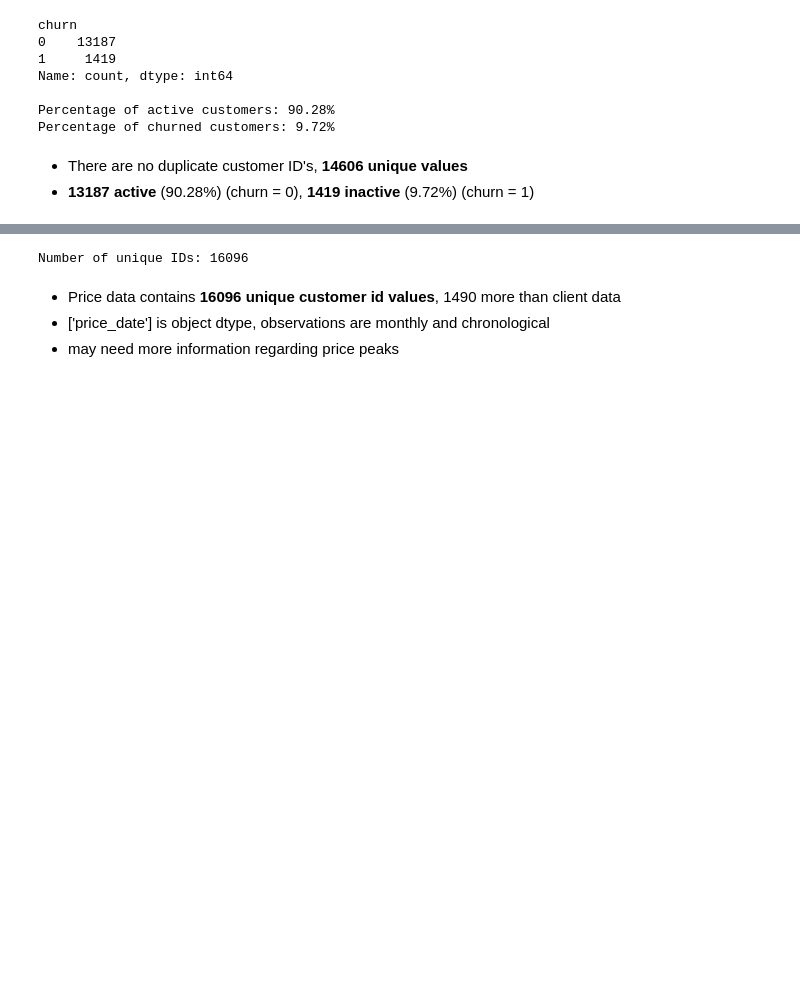
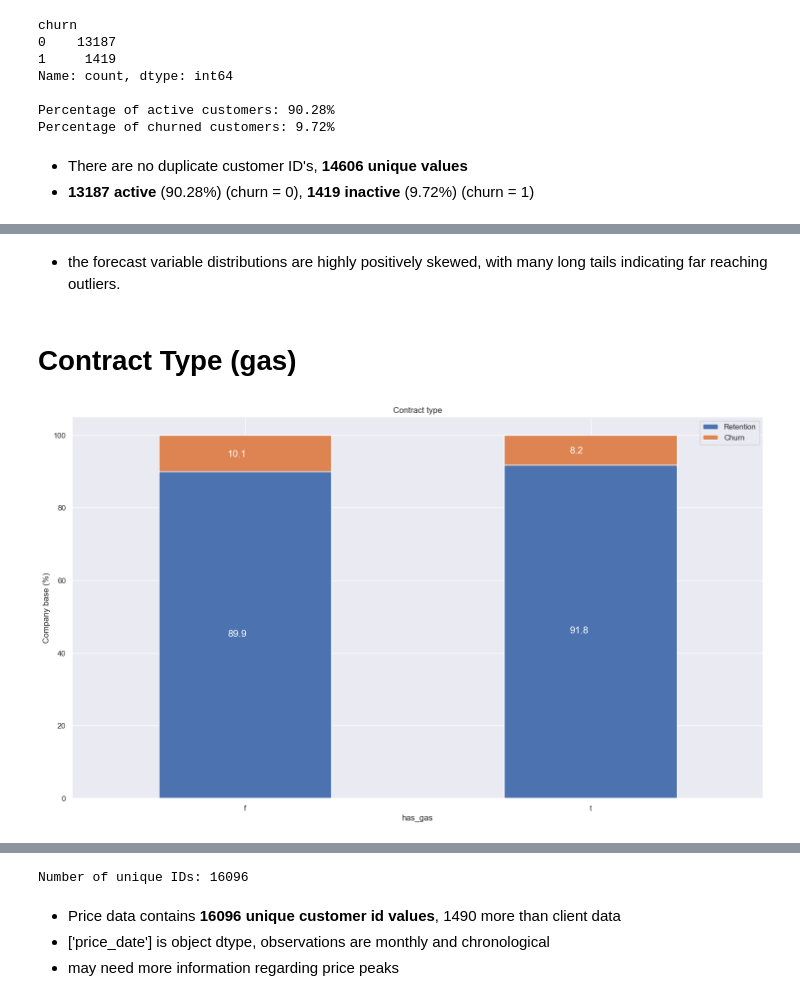
Before and after one commit to avonmims/Forage, a Jupyter notebook: BCG_X/eda_attempt.ipynb, the cells around one changed output, grey strips where cells are left out. Drawn from its saved outputs; the diff is of its cells as text; code cells hidden in the pictures; blank space fills up the shorter version.

```diff
--- a/BCG_X/eda_attempt.ipynb
+++ b/BCG_X/eda_attempt.ipynb
@@ -83,0 +186,12 @@ plt.show()
+# %% [markdown]
+- the forecast variable distributions are highly positively skewed, with many long tails indicating far reaching outliers.
+# %% [markdown]
+# Contract Type (gas)
+# %%
+contract_type = client_data[['id', 'has_gas', 'churn']]
+contract_type = contract_type.groupby([contract_type['has_gas'], contract_type['churn']])['id'].count().unstack(level=1).fillna(0)
+contract_churn = (contract_type.div(contract_type.sum(axis=1), axis=0) * 100).sort_values(by=[1], ascending=False)
+
+plot_stacked_bars(contract_churn, 'Contract Type', rot_=0)
+# %% [output]
+[figure, added]
```
Also changed, not shown: parts of 29 cells of this notebook.
